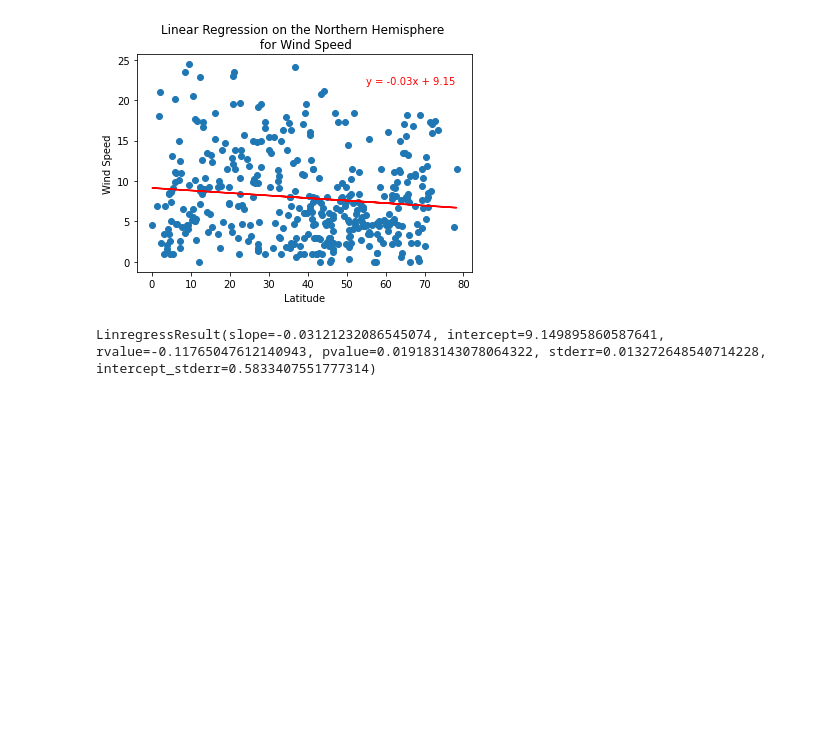
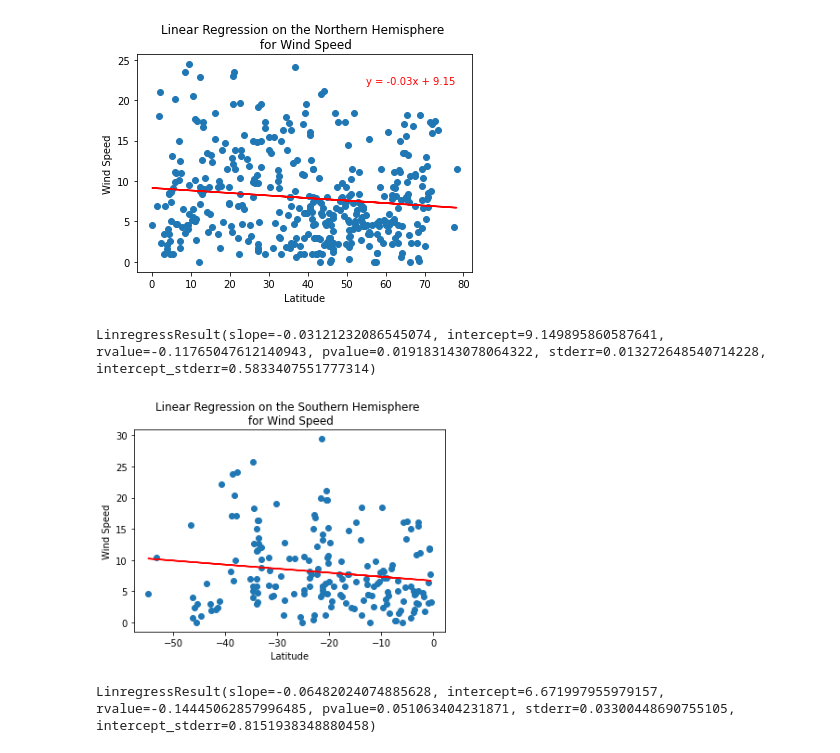
Before and after one commit to bazinga183/World_Weather_Analysis, a Jupyter notebook: WeatherPy.ipynb, the cells around one changed output. Cells and saved outputs as stored; diff of their text form; code cells hidden in the pictures; blank space fills up the shorter version.

```diff
--- a/WeatherPy.ipynb
+++ b/WeatherPy.ipynb
@@ -416,3 +416,17 @@ linregress(x_values, y_values)
 # %% [output]
 [figure]
 LinregressResult(slope=-0.03121232086545074, intercept=9.149895860587641, rvalue=-0.11765047612140943, pvalue=0.019183143078064322, stderr=0.013272648540714228, intercept_stderr=0.5833407551777314)
+# %%
+# Linear regression on the Northern Hemisphere.
+x_values = southern_hemi_df["Lat"]
+y_values = southern_hemi_df["Wind Speed"]
+
+# Call the function.
+plot_linear_regression(x_values, y_values,
+                      'Linear Regression on the Southern Hemisphere \n for Wind Speed',
+                      'Wind Speed', (55, 22))
+
+linregress(x_values, y_values)
+# %% [output]
+[figure, added]
+LinregressResult(slope=-0.06482024074885628, intercept=6.671997955979157, rvalue=-0.14445062857996485, pvalue=0.051063404231871, stderr=0.03300448690755105, intercept_stderr=0.8151938348880458)
```
Also changed, not shown: 10 other files.
